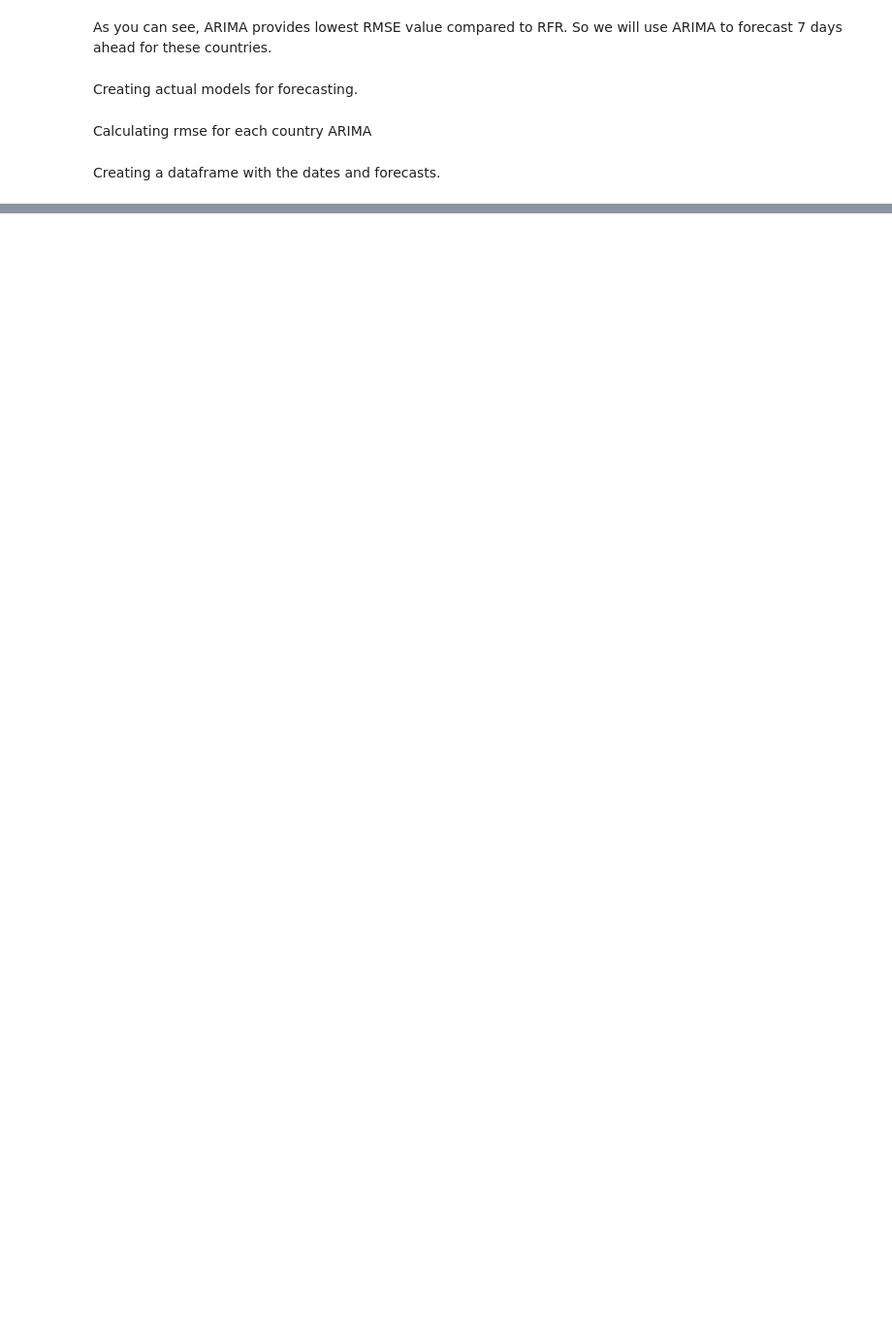
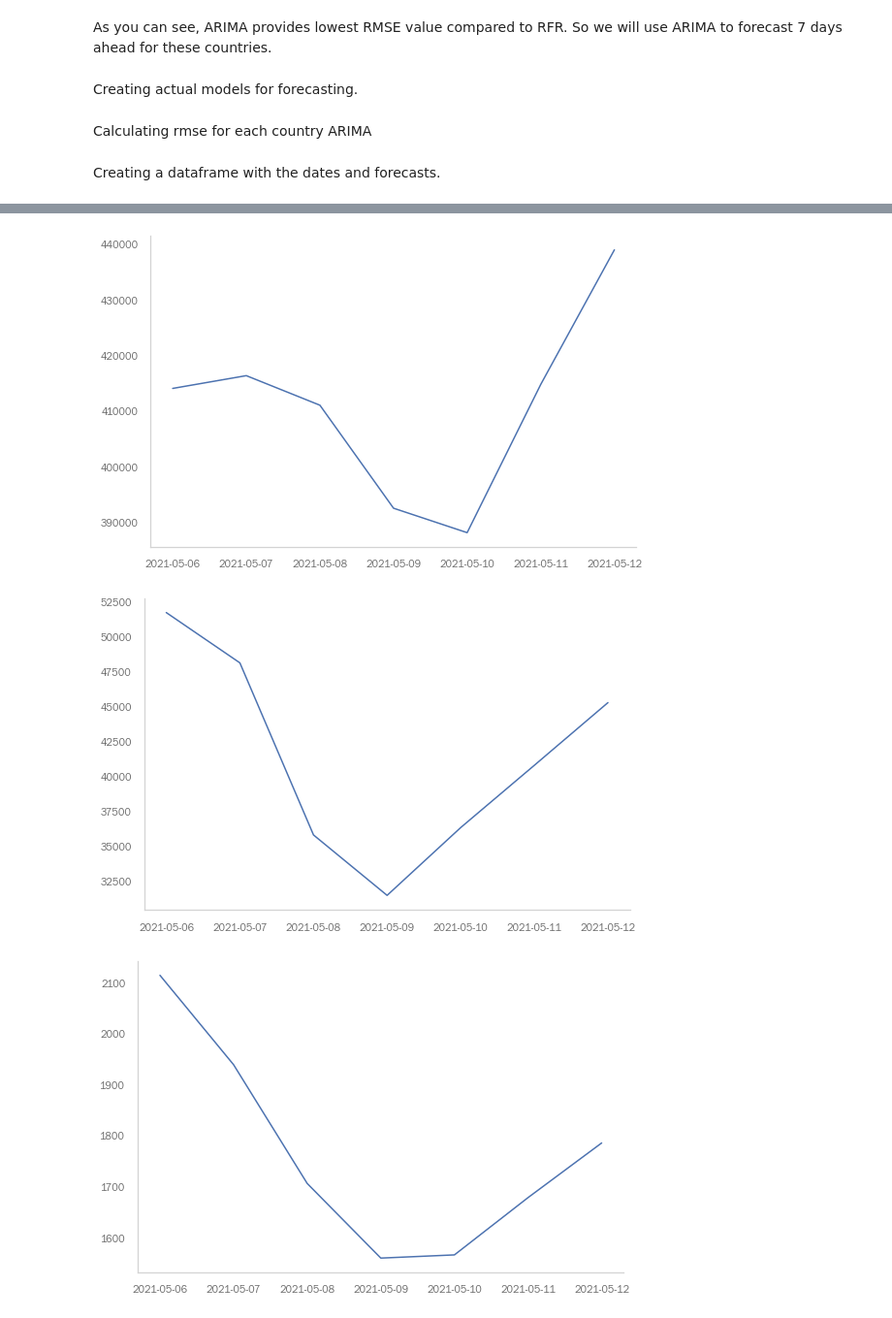
Before and after one commit to abi-2512/Covid19-Notebook, a Jupyter notebook: MINIPROJFINAL.ipynb, the cells around one changed output, grey strips where cells are left out. Shown at 97% size. Saved outputs shown, nothing was run; the diff lists cells and outputs as text; code cells hidden in the pictures; blank space fills up the shorter version.

```diff
--- a/MINIPROJFINAL.ipynb
+++ b/MINIPROJFINAL.ipynb
@@ -35,3 +51,29 @@ countries = ['India', 'USA', 'United Kingdom', 'Russia', 'Iran']
+# %%
+sns.set(font='Franklin Gothic Book',
+        rc={
+ 'axes.axisbelow': False,
+ 'axes.edgecolor': 'lightgrey',
+ 'axes.facecolor': 'None',
+ 'axes.grid': False,
+ 'axes.labelcolor': 'dimgrey',
+ 'axes.spines.right': False,
+ 'axes.spines.top': False,
+ 'figure.facecolor': 'white',
+ 'lines.solid_capstyle': 'round',
+ 'patch.edgecolor': 'w',
+ 'patch.force_edgecolor': True,
+ 'text.color': 'dimgrey',
+ 'xtick.bottom': False,
+ 'xtick.color': 'dimgrey',
+ 'xtick.direction': 'out',
+ 'xtick.top': False,
+ 'ytick.color': 'dimgrey',
+ 'ytick.direction': 'out',
+ 'ytick.left': False,
+ 'ytick.right': False})
+sns.set_context("notebook", rc={"font.size":16,
+                                "axes.titlesize":20,
+                                "axes.labelsize":18})
 # %% [markdown]
 # PART 1: COMPARING DIFFERENT MODELS
 # %% [markdown]
@@ -366,9 +645,11 @@ iran_forecasts = iran_arima_fit.forecast(steps = 7)
 Creating a dataframe with the dates and forecasts.
 # %%
 dates = list()
-for i in range(1,8):
+for i in range(7):
     date = date.today()
     increment = timedelta(days = i)
     date = date + increment
     dates.append(date)
+
+
 print(dates)
@@ -380,11 +677,15 @@ print(forecastdata)
 # %%
-plt.plot(dates, india_forecast)
+plt.plot(dates, india_forecasts)
 plt.show()
-plt.plot(dates, usa_forecast)
+plt.plot(dates, usa_forecasts)
 plt.show()
 plt.plot(dates, uk_forecasts)
 plt.show()
 plt.plot(dates, russia_forecasts)
 plt.show()
 plt.plot(dates, iran_forecasts)
 plt.show()
+# %% [output]
+[figure, added]
+[figure, added]
+[figure, added]
```
Also changed, not shown: parts of 29 cells of this notebook.
